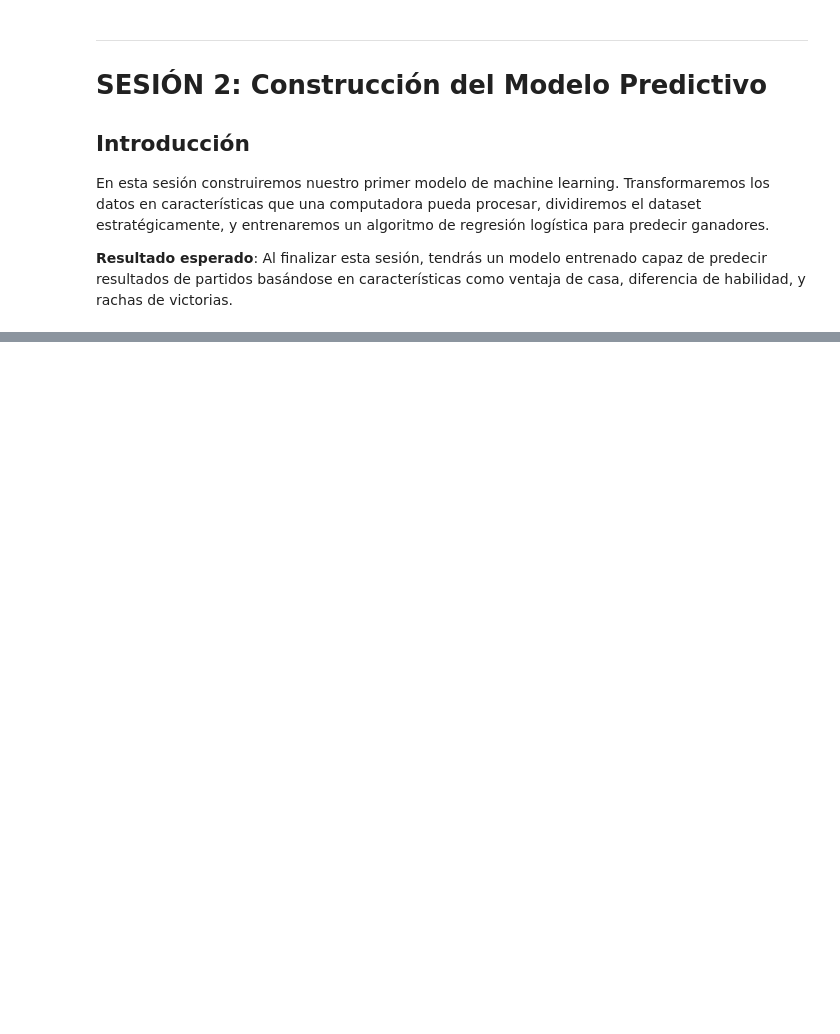
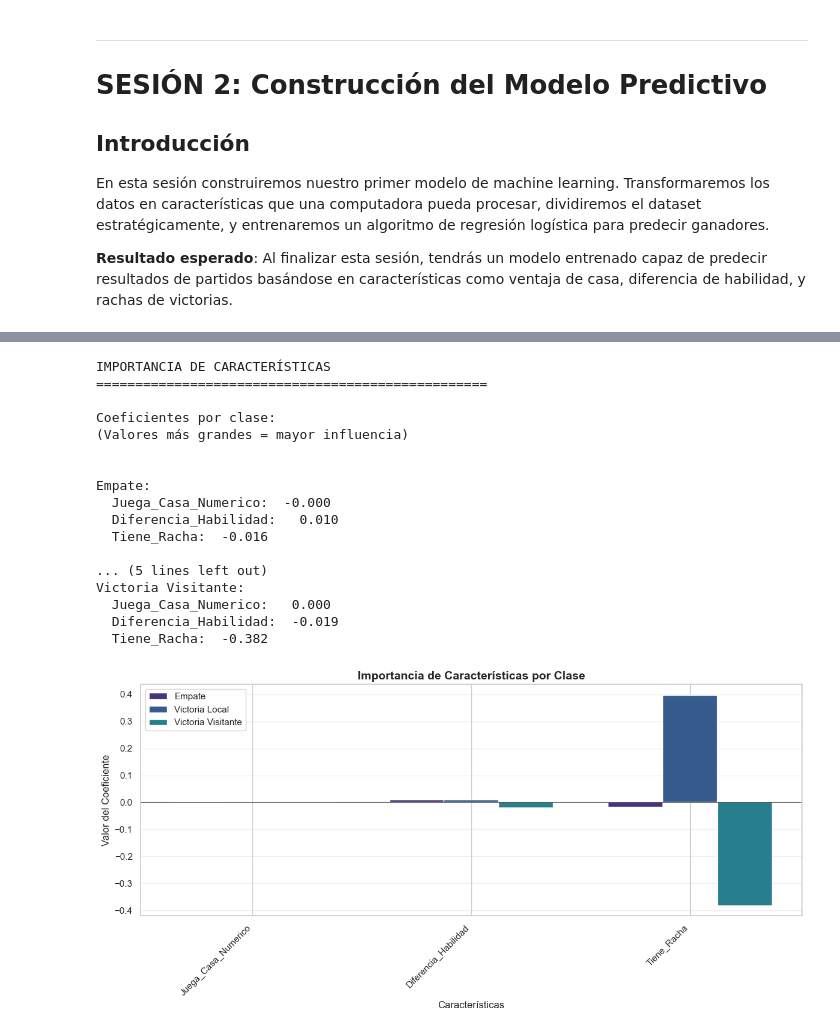
Before and after one commit to julihocc/prepatec-soccer-analytics-lessons, a Jupyter notebook: bloque-3/semana-11/modelado-predictivo-introduccion.ipynb, the cells around one changed output, grey strips where cells are left out. Drawn from its saved outputs; the diff is of its cells as text; code cells hidden in the pictures; blank space fills up the shorter version.

```diff
--- a/bloque-3/semana-11/modelado-predictivo-introduccion.ipynb
+++ b/bloque-3/semana-11/modelado-predictivo-introduccion.ipynb
@@ -512,0 +987,72 @@ print(f"Victorias locales en prueba: {y_prueba.sum()} ({y_prueba.mean()*100:.1f}
+# %%
+# Obtener coeficientes del modelo
+coeficientes = modelo.coef_
+clases = modelo.classes_
+
+print("IMPORTANCIA DE CARACTERÍSTICAS")
+print("=" * 50)
+print("\nCoeficientes por clase:")
+print("(Valores más grandes = mayor influencia)\n")
+
+for i, clase in enumerate(clases):
+    print(f"\n{clase}:")
+    for j, caracteristica in enumerate(caracteristicas):
+        coef = coeficientes[i][j]
+        print(f"  {caracteristica}: {coef:7.3f}")
+
+# Visualizar coeficientes
+fig, ax = plt.subplots(figsize=(12, 6))
+
+x = np.arange(len(caracteristicas))
+width = 0.25
+
+for i, clase in enumerate(clases):
+    offset = width * (i - 1)
+    ax.bar(x + offset, coeficientes[i], width, label=clase)
+
+ax.set_xlabel('Características', fontsize=12)
+ax.set_ylabel('Valor del Coeficiente', fontsize=12)
+ax.set_title('Importancia de Características por Clase',
+             fontsize=14, fontweight='bold')
+ax.set_xticks(x)
+ax.set_xticklabels(caracteristicas, rotation=45, ha='right')
+ax.legend()
+ax.axhline(y=0, color='black', linestyle='-', linewidth=0.5)
+ax.grid(axis='y', alpha=0.3)
+
+plt.tight_layout()
+plt.show()
+
+# Análisis de importancia
+print("\n" + "=" * 50)
+print("ANÁLISIS DE IMPORTANCIA")
+print("=" * 50)
+
+print("\nCaracterística más influyente por clase:")
+for i, clase in enumerate(clases):
+    idx_max = np.argmax(np.abs(coeficientes[i]))
+    print(f"  {clase}: {caracteristicas[idx_max]} (coef: {coeficientes[i][idx_max]:.3f})")
+
+print("\nInterpretación:")
+print("  - Coeficiente positivo: Aumenta probabilidad de esa clase")
+print("  - Coeficiente negativo: Disminuye probabilidad de esa clase")
+print("  - Valor absoluto grande: Mayor influencia en la decisión")
+# %% [output]
+IMPORTANCIA DE CARACTERÍSTICAS
+==================================================
+
+Coeficientes por clase:
+(Valores más grandes = mayor influencia)
+
+
+Empate:
+  Juega_Casa_Numerico:  -0.000
+  Diferencia_Habilidad:   0.010
+  Tiene_Racha:  -0.016
+
+... (5 lines left out)
+Victoria Visitante:
+  Juega_Casa_Numerico:   0.000
+  Diferencia_Habilidad:  -0.019
+  Tiene_Racha:  -0.382
+[figure, added]
```
Also changed, not shown: parts of 30 cells of this notebook, 2 other files.
